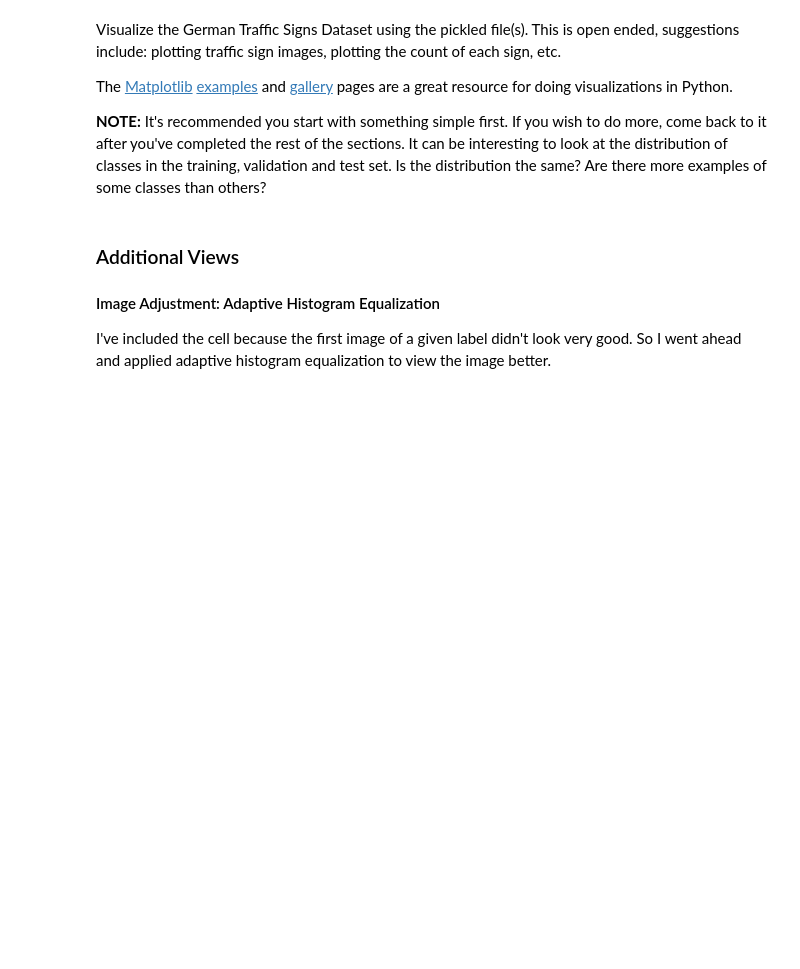
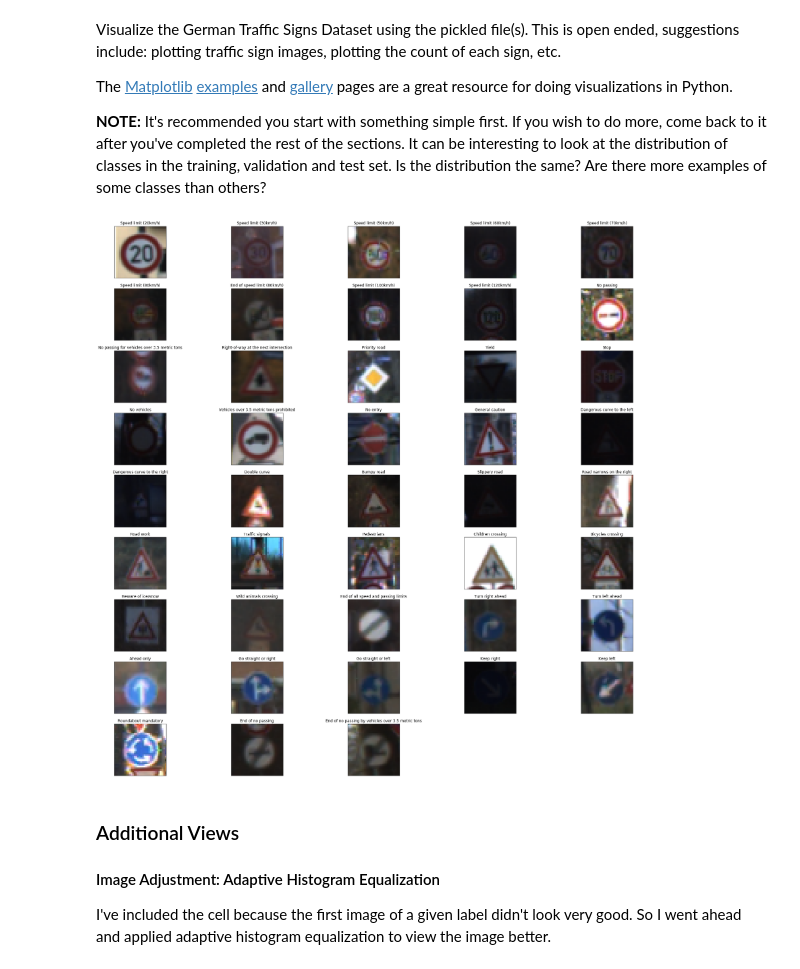
Before and after one commit to itscherylanne/CarND-Traffic-Sign-Classifier-Project, a Jupyter notebook: Traffic_Sign_Classifier.ipynb, the cells around one changed output. Cells and saved outputs as stored; diff of their text form; code cells hidden in the pictures; blank space fills up the shorter version.

```diff
--- a/Traffic_Sign_Classifier.ipynb
+++ b/Traffic_Sign_Classifier.ipynb
@@ -36,9 +36,9 @@ with open(validation_file, mode='rb') as f:
 with open(testing_file, mode='rb') as f:
     test = pickle.load(f)
 
-img_train, lab_train = train['features'], train['labels']
-img_valid, lab_valid = valid['features'], valid['labels']
-img_test, lab_test = test['features'], test['labels']
+X_train, y_train = train['features'], train['labels']
+X_valid, y_valid = valid['features'], valid['labels']
+X_test, y_test = test['features'], test['labels']
 # %% [markdown]
 ---
 
@@ -61,19 +61,19 @@ import numpy as np
 import pandas as pd
 
 # TODO: Number of training examples
-n_train = np.size(lab_train)
+n_train = np.size(y_train)
 
 # TODO: Number of validation examples
-n_validation = np.size(lab_valid)
+n_validation = np.size(y_valid)
 
 # TODO: Number of testing examples.
-n_test = np.size(lab_test)
+n_test = np.size(y_test)
 
 # TODO: What's the shape of an traffic sign image?
-image_shape = img_train.shape[1:]
+image_shape = X_train.shape[1:]
 
 # TODO: How many unique classes/labels there are in the dataset.
-n_classes = np.size(np.unique(lab_train))
+n_classes = np.size(np.unique(y_train))
 
 print("Number of training examples =", n_train)
 print("Number of testing examples =", n_test)
@@ -105,22 +105,24 @@ with open('signnames.csv', mode='r') as infile:
 # %%
 ### Data exploration visualization code goes here.
 ### Feel free to use as many code cells as needed.
 import matplotlib.pyplot as plt
 
 # Visualizations will be shown in the notebook.
 %matplotlib inline
 
 ### Visualizing Data for Each Label
 fig = plt.figure(figsize=(32,32))
 for i in range(n_classes):
-    k = np.where(lab_train==i)
-    img = img_train[k[0][0]]
+    k = np.where(y_train==i)
+    img = X_train[k[0][0]]
     ax = fig.add_subplot(int(n_classes/5)+1,5,i+1)
     ax.axes.get_xaxis().set_visible(False)
     ax.axes.get_yaxis().set_visible(False)
     ax.imshow(img, interpolation='none')
-    ax.set_title(labels[lab_train[k[0][0]]])
+    ax.set_title(labels[y_train[k[0][0]]])
 plt.show()
+# %% [output]
+[figure, added]
 # %% [markdown]
 ### Additional Views
 #### Image Adjustment: Adaptive Histogram Equalization
```
Also changed, not shown: parts of 13 cells of this notebook.
